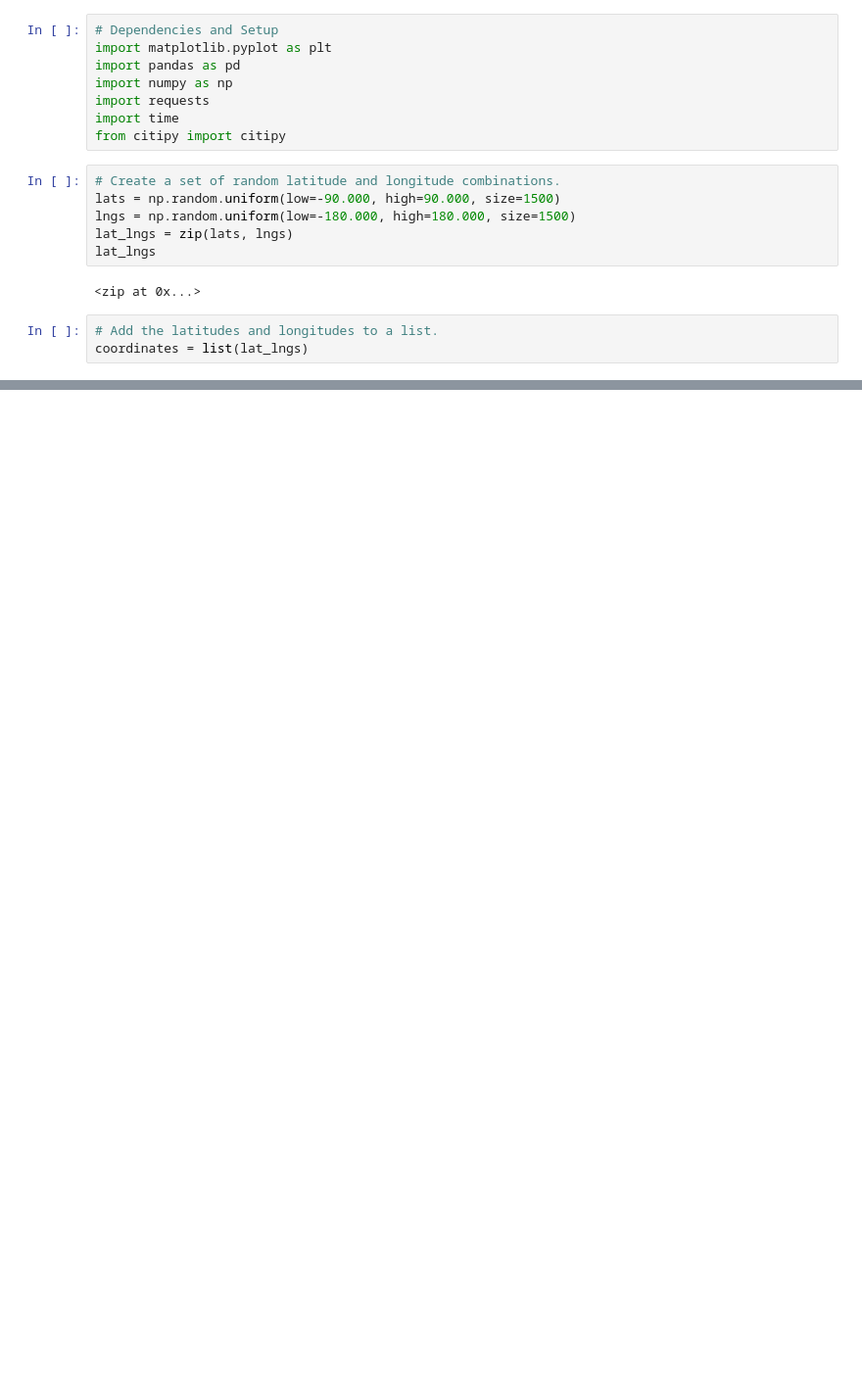
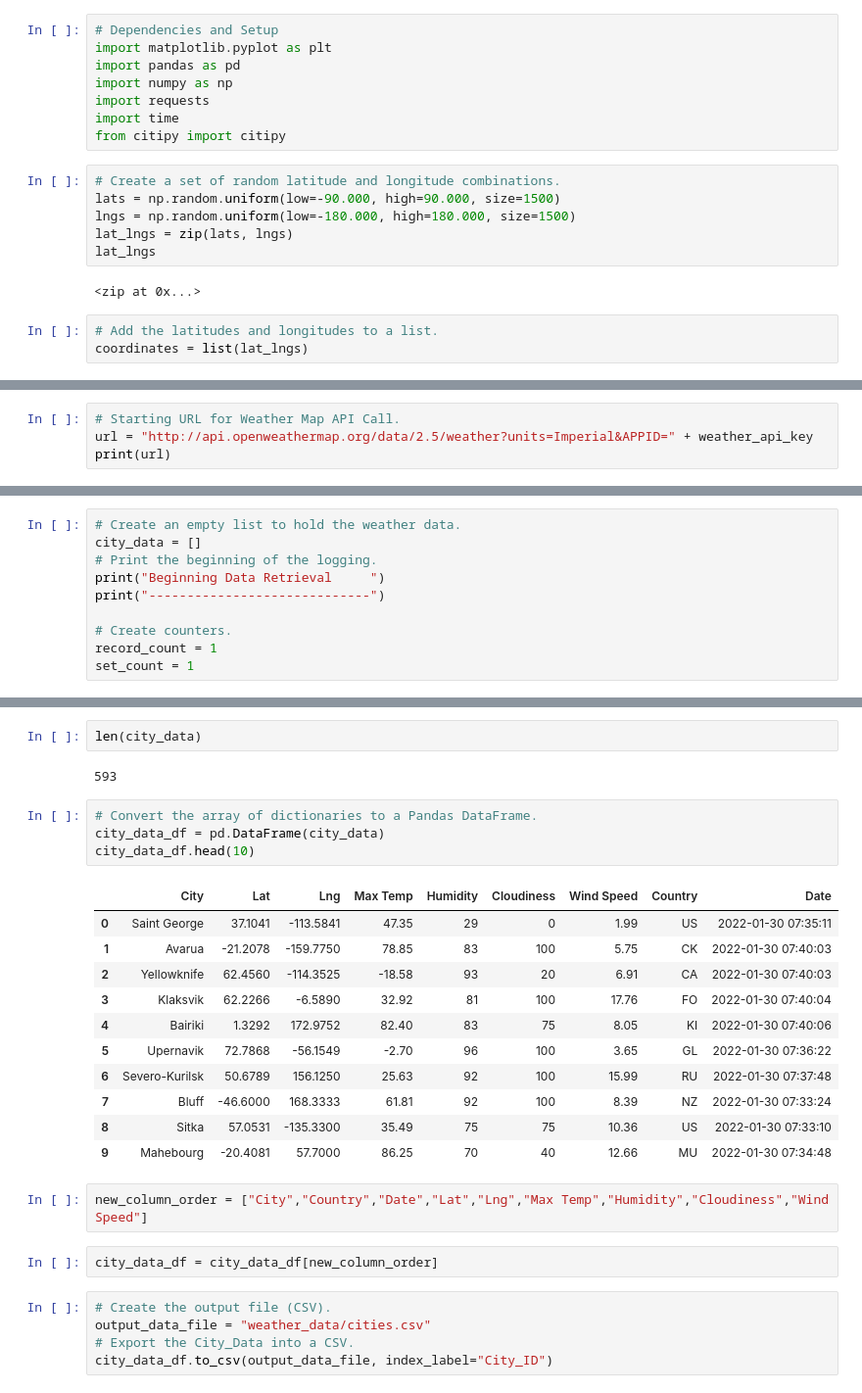
Before and after one commit to bwengerDU/World_Weather_Analysis, a Jupyter notebook: WeatherPy.ipynb, the cells around one changed output, grey strips where cells are left out. Shown at 98% size. Saved outputs shown, nothing was run; the diff lists cells and outputs as text; blank space fills up the shorter version.

```diff
--- a/WeatherPy.ipynb
+++ b/WeatherPy.ipynb
@@ -33,0 +40,4 @@ len(cities)
+# %%
+# Starting URL for Weather Map API Call.
+url = "http://api.openweathermap.org/data/2.5/weather?units=Imperial&APPID=" + weather_api_key
+print(url)
@@ -33,0 +50,10 @@ len(cities)
+# %%
+# Create an empty list to hold the weather data.
+city_data = []
+# Print the beginning of the logging.
+print("Beginning Data Retrieval     ")
+print("-----------------------------")
+
+# Create counters.
+record_count = 1
+set_count = 1
@@ -33,0 +130,29 @@ len(cities)
+# %%
+len(city_data)
+# %% [output]
+593
+# %%
+# Convert the array of dictionaries to a Pandas DataFrame.
+city_data_df = pd.DataFrame(city_data)
+city_data_df.head(10)
+# %% [output]
+|  | City | Lat | Lng | Max Temp | Humidity | Cloudiness | Wind Speed | Country | Date |
+| 0 | Saint George | 37.1041 | -113.5841 | 47.35 | 29 | 0 | 1.99 | US | 2022-01-30 07:35:11 |
+| 1 | Avarua | -21.2078 | -159.7750 | 78.85 | 83 | 100 | 5.75 | CK | 2022-01-30 07:40:03 |
+| 2 | Yellowknife | 62.4560 | -114.3525 | -18.58 | 93 | 20 | 6.91 | CA | 2022-01-30 07:40:03 |
+| 3 | Klaksvik | 62.2266 | -6.5890 | 32.92 | 81 | 100 | 17.76 | FO | 2022-01-30 07:40:04 |
+| 4 | Bairiki | 1.3292 | 172.9752 | 82.40 | 83 | 75 | 8.05 | KI | 2022-01-30 07:40:06 |
+| 5 | Upernavik | 72.7868 | -56.1549 | -2.70 | 96 | 100 | 3.65 | GL | 2022-01-30 07:36:22 |
+| 6 | Severo-Kurilsk | 50.6789 | 156.1250 | 25.63 | 92 | 100 | 15.99 | RU | 2022-01-30 07:37:48 |
+| 7 | Bluff | -46.6000 | 168.3333 | 61.81 | 92 | 100 | 8.39 | NZ | 2022-01-30 07:33:24 |
+| 8 | Sitka | 57.0531 | -135.3300 | 35.49 | 75 | 75 | 10.36 | US | 2022-01-30 07:33:10 |
+| 9 | Mahebourg | -20.4081 | 57.7000 | 86.25 | 70 | 40 | 12.66 | MU | 2022-01-30 07:34:48 |
+# %%
+new_column_order = ["City","Country","Date","Lat","Lng","Max Temp","Humidity","Cloudiness","Wind Speed"]
+# %%
+city_data_df = city_data_df[new_column_order]
+# %%
+# Create the output file (CSV).
+output_data_file = "weather_data/cities.csv"
+# Export the City_Data into a CSV.
+city_data_df.to_csv(output_data_file, index_label="City_ID")
```
Also changed, not shown: parts of 6 cells of this notebook, 3 other files.
